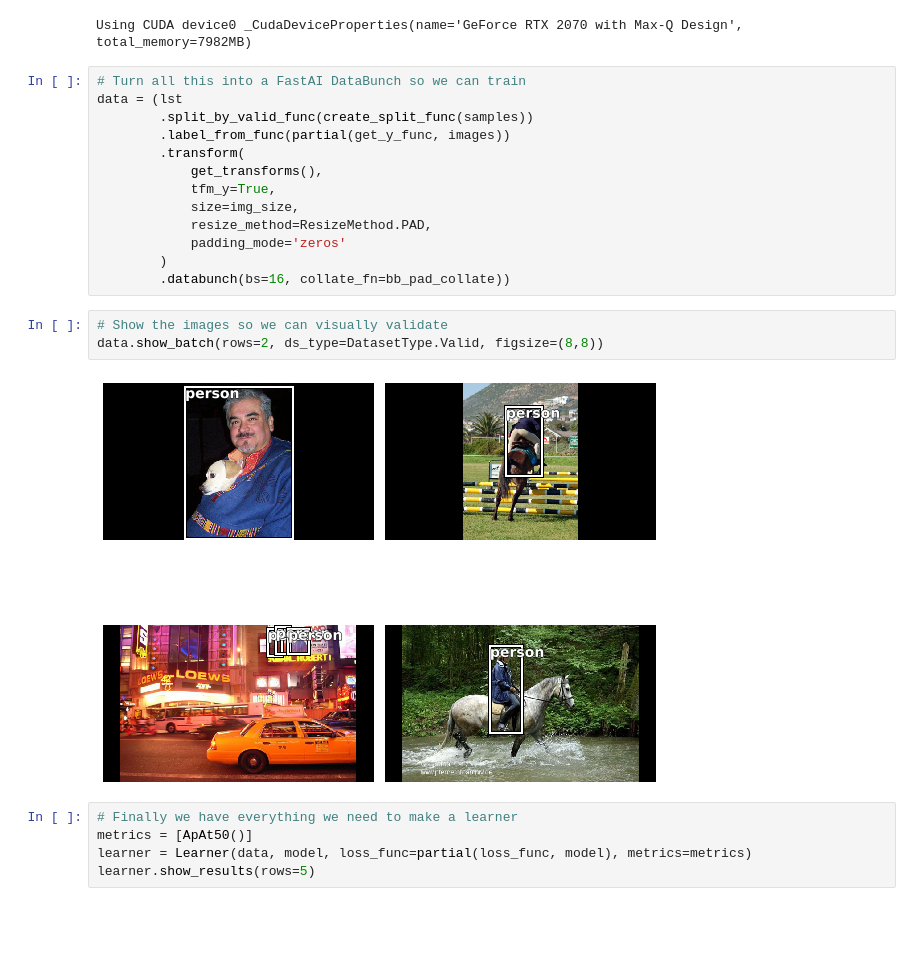
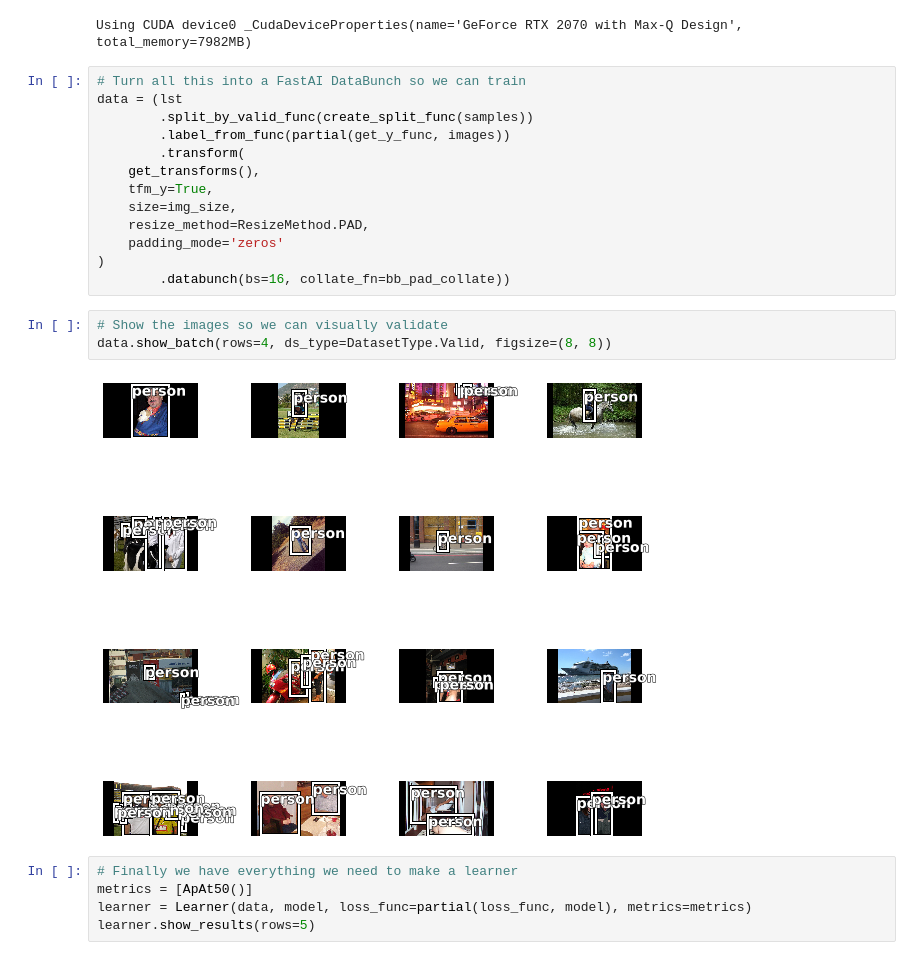
Before and after one commit to Mersive-Technologies/yolov3, a Jupyter notebook: fastai.ipynb, the cells around one changed output. Drawn from its saved outputs; the diff is of its cells as text; blank space fills up the shorter version.

```diff
--- a/fastai.ipynb
+++ b/fastai.ipynb
@@ -52,18 +51,18 @@ data = (lst
         .split_by_valid_func(create_split_func(samples))
         .label_from_func(partial(get_y_func, images))
         .transform(
-            get_transforms(),
-            tfm_y=True,
-            size=img_size,
-            resize_method=ResizeMethod.PAD,
-            padding_mode='zeros'
-        )
+    get_transforms(),
+    tfm_y=True,
+    size=img_size,
+    resize_method=ResizeMethod.PAD,
+    padding_mode='zeros'
+)
         .databunch(bs=16, collate_fn=bb_pad_collate))
 # %%
 # Show the images so we can visually validate
-data.show_batch(rows=2, ds_type=DatasetType.Valid, figsize=(8,8))
+data.show_batch(rows=4, ds_type=DatasetType.Valid, figsize=(8, 8))
 # %% [output]
-[figure, old version]
+[figure, new version]
 # %%
 # Finally we have everything we need to make a learner
 metrics = [ApAt50()]
```
Also changed, not shown: parts of 25 cells of this notebook, 2 other files.
